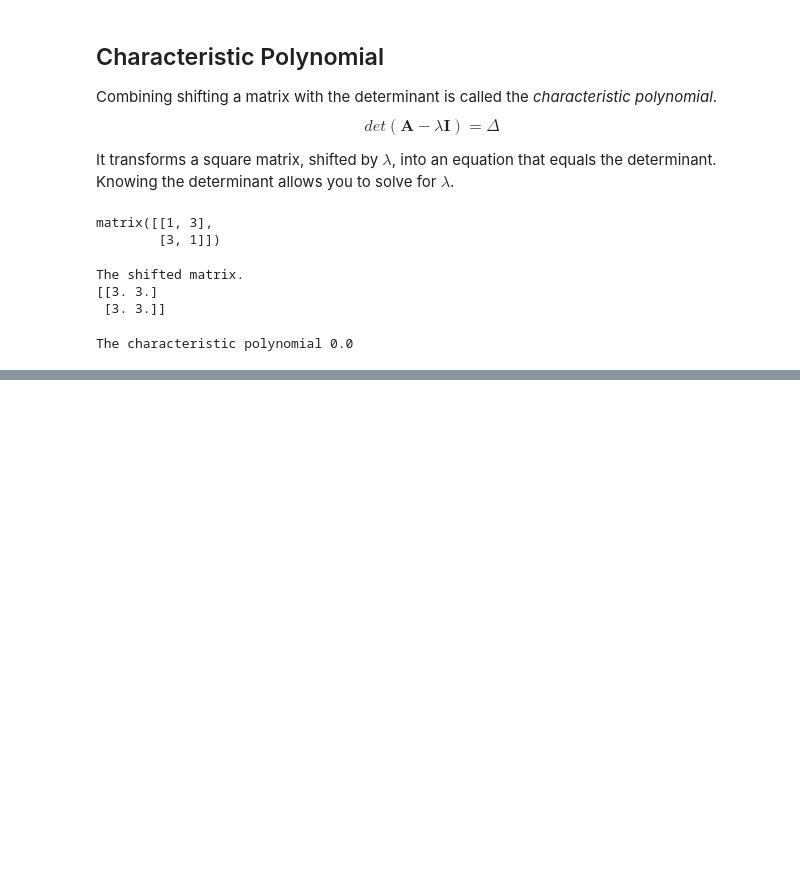
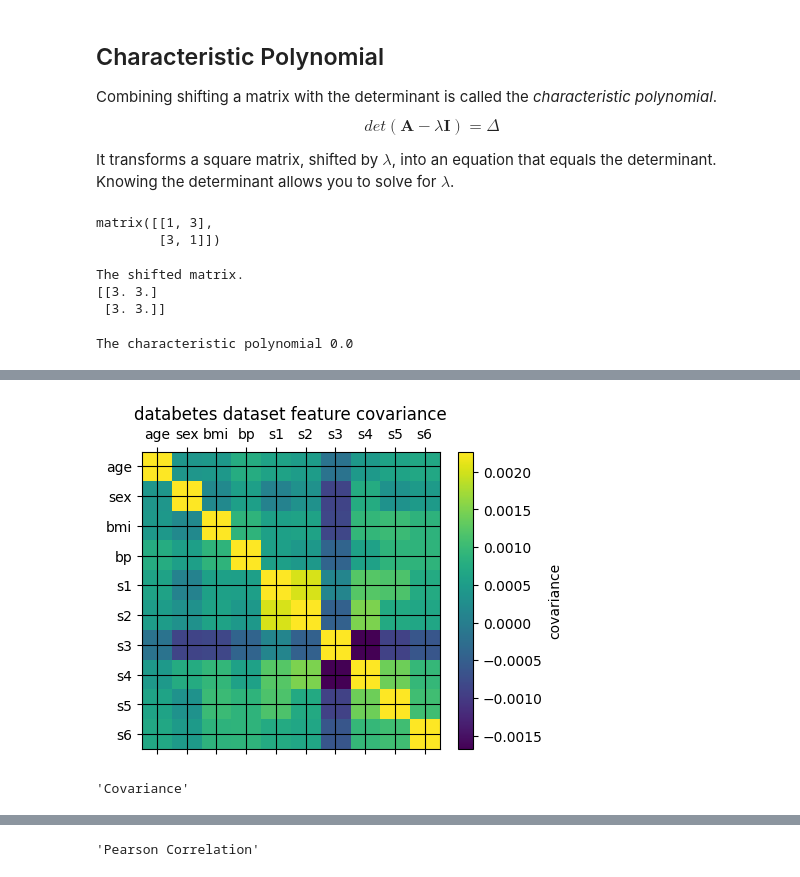
Before and after one commit to solarecho3/vectors, a Jupyter notebook: vectors.ipynb, the cells around one changed output, grey strips where cells are left out. Saved outputs shown, nothing was run; the diff lists cells and outputs as text; code cells hidden in the pictures; blank space fills up the shorter version.

```diff
--- a/vectors.ipynb
+++ b/vectors.ipynb
@@ -2051,0 +2079,24 @@ And, as in the Pearson correlation coefficient, if $\mathbf{\widetilde{x}}$ is t
+# %%
+# using the sklearn diabetes dataset
+# note the similarities between
+# correlation and covariance
+
+from sklearn.datasets import load_diabetes
+data = load_diabetes()
+feature_names = data['feature_names']
+plt.close()
+df = pd.DataFrame(data['data']).cov()
+df.columns = feature_names
+df.index = feature_names
+img = plt.matshow(df)
+plt.title("databetes dataset feature covariance")
+cbar = plt.colorbar(img, shrink=0.8, label="covariance")
+plt.grid(color="black")
+plt.xticks(ticks=[i for i in range(10)], labels=feature_names)
+plt.yticks(ticks=[i for i in range(10)], labels=feature_names)
+plt.show()
+display("Covariance", df)
+display("Pearson Correlation", df.corr())
+# %% [output]
+[figure, added]
+'Covariance'
@@ -2051,0 +2114 @@ And, as in the Pearson correlation coefficient, if $\mathbf{\widetilde{x}}$ is t
+'Pearson Correlation'
```
Also changed, not shown: parts of 17 cells of this notebook.
